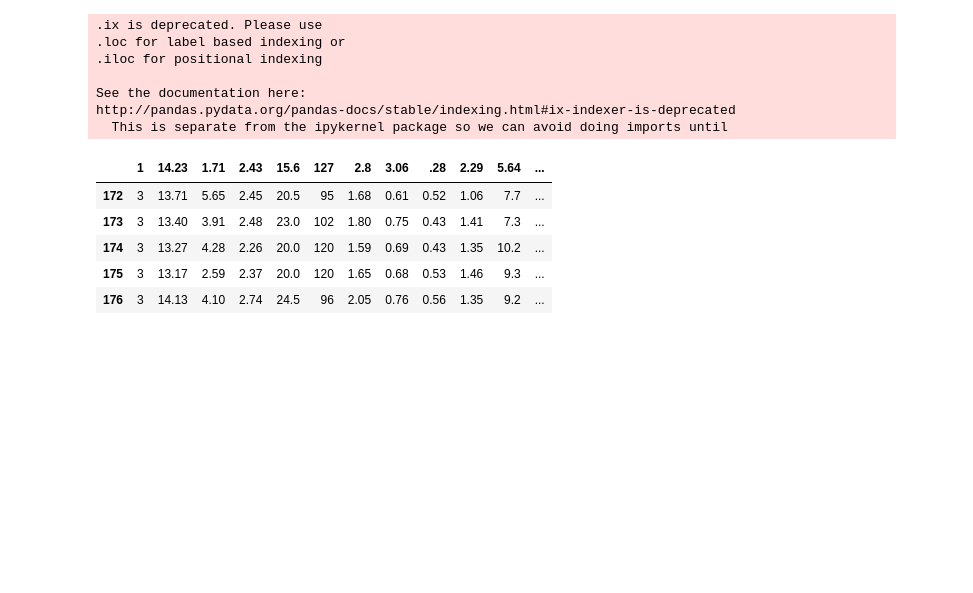
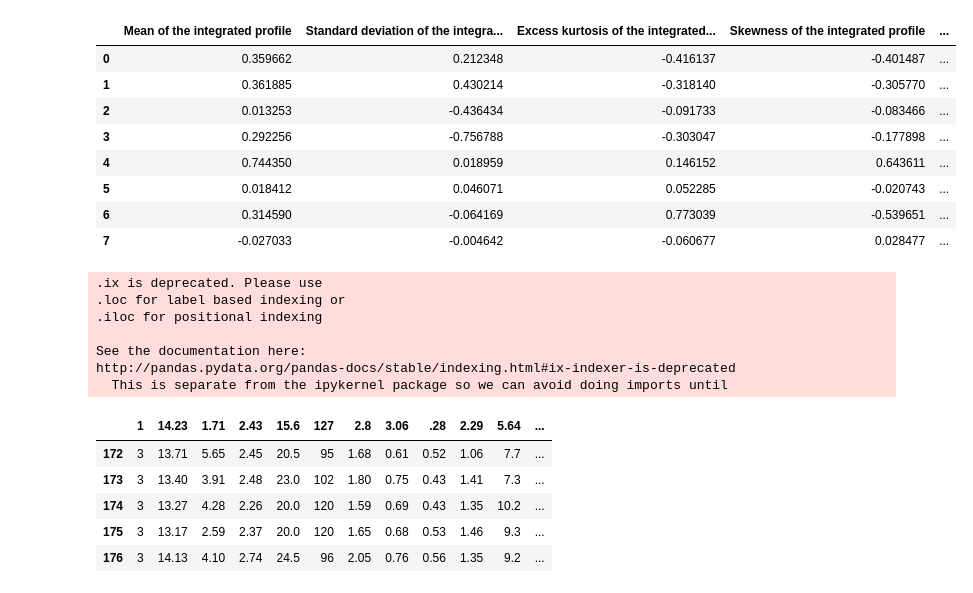
Before and after one commit to devmessias/Artificial-and-Natural-Vision, a Jupyter notebook: PCA.ipynb, the cells around one changed output. Cells and saved outputs as stored; diff of their text form; code cells hidden in the pictures; blank space fills up the shorter version.

```diff
--- a/PCA.ipynb
+++ b/PCA.ipynb
@@ -128,3 +134,16 @@ plot_pcas(X, Y)
+# %%
+
+pd.DataFrame(eig_vecs,columns=features)
+# %% [output]
+|  | Mean of the integrated profile | Standard deviation of the integra... | Excess kurtosis of the integrated... | Skewness of the integrated profile | ... |
+| 0 | 0.359662 | 0.212348 | -0.416137 | -0.401487 | ... |
+| 1 | 0.361885 | 0.430214 | -0.318140 | -0.305770 | ... |
+| 2 | 0.013253 | -0.436434 | -0.091733 | -0.083466 | ... |
+| 3 | 0.292256 | -0.756788 | -0.303047 | -0.177898 | ... |
+| 4 | 0.744350 | 0.018959 | 0.146152 | 0.643611 | ... |
+| 5 | 0.018412 | 0.046071 | 0.052285 | -0.020743 | ... |
+| 6 | 0.314590 | -0.064169 | 0.773039 | -0.539651 | ... |
+| 7 | -0.027033 | -0.004642 | -0.060677 | 0.028477 | ... |
 # %%
 df = pd.read_csv("wine.txt")
 
```
Also changed, not shown: parts of 12 cells of this notebook, 2 other files.
